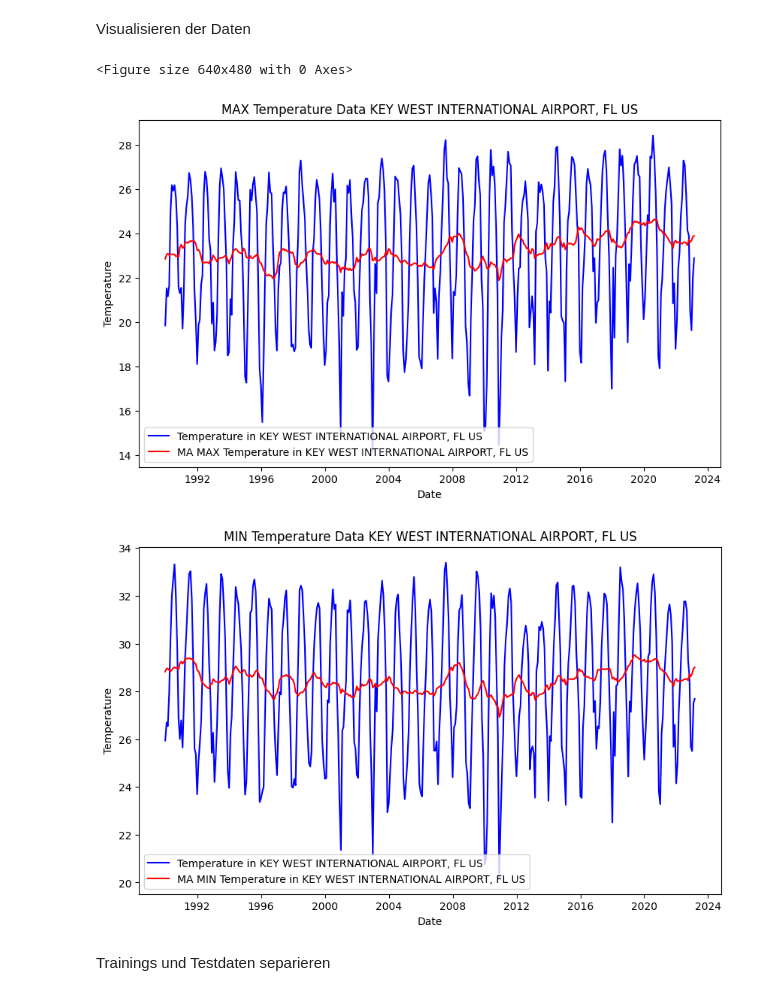
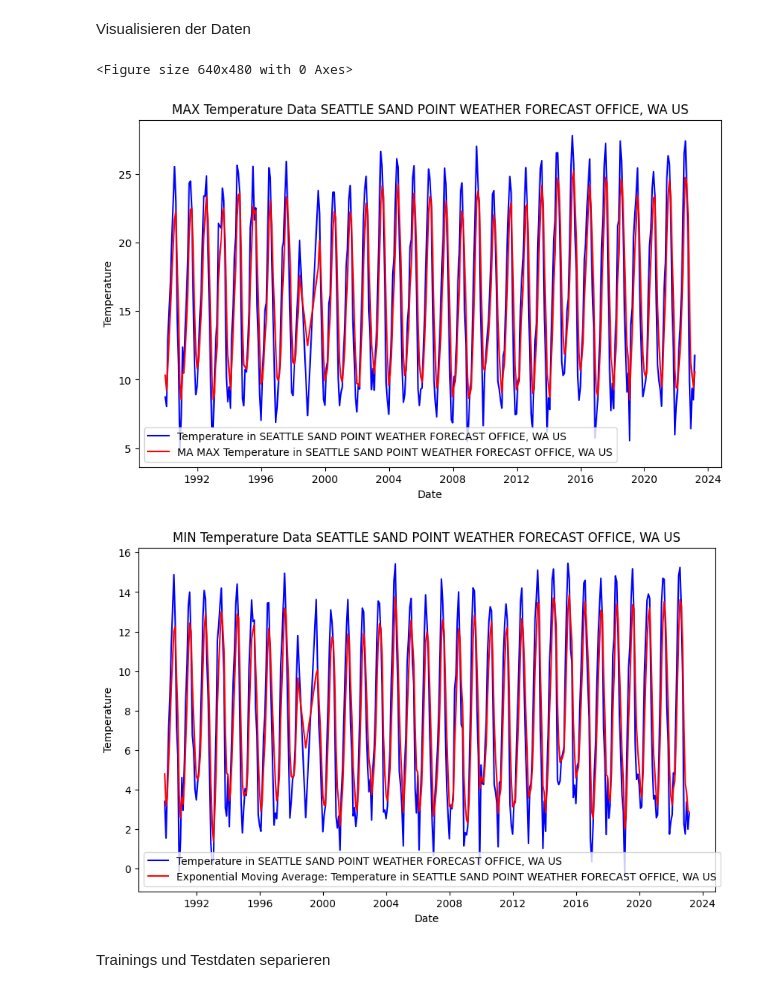
Before and after one commit to soy-min/climate-prognosis, a Jupyter notebook: ClimatePrognosis.ipynb, the cells around one changed output. Saved outputs shown, nothing was run; the diff lists cells and outputs as text; code cells hidden in the pictures.

```diff
--- a/ClimatePrognosis.ipynb
+++ b/ClimatePrognosis.ipynb
@@ -21,9 +21,9 @@ __START_YEAR_OBSERVATION='1990-01-01'
 __OBSERVATION_LOCATION_NAME='DEFAULT'
 __GLOBAL_PRINTOUTS=False
 __PREDICTION_PERIOD=60 #Months
-__LOOKBACK_PERIOD=4*__PREDICTION_PERIOD #Months
+__LOOKBACK_PERIOD=2*__PREDICTION_PERIOD #Months
 __MAX_EPOCHS = 100
-__MA_WINDOW=12
+__MA_WINDOW=3
 __WIDTH_SIZE=10
 __HEIGHT_SIZE=6
 # %% [markdown]
@@ -33,7 +33,7 @@ CSV laden
 #df = pd.read_csv('SW000002361.csv')
 #df = pd.read_csv('USC00122825.csv')
 url="https://www.ncei.noaa.gov/data/global-summary-of-the-month/access/"
-file="USW00012836.csv"
+file="USW00094290.csv"
 # Gemäßigt:
 #SEATTLE SAND POINT WEATHER FORECAST OFFICE, WA US (USW00094290.csv)
 # Tropen:
@@ -43,7 +43,7 @@ if os.path.exists(file+".pickle"):
   df = pd.read_pickle(file+".pickle")
 else:
   df = pd.read_csv(url+file)
-df.to_pickle(file+".pickle")
+  df.to_pickle(file+".pickle")
 
 __OBSERVATION_LOCATION_NAME=df.iloc[1]['NAME']
 
@@ -54,14 +54,16 @@ Reduzieren auf relevante Informationen
 # Auswahl der relevanten Spalten (z.B. Datum, Temperatur)
 df = df[['DATE', 'TMAX','TMIN']]
 # Umbenennen der Spalten
-df = df.rename(columns={'DATE': 'date', 'TMAX': 'temp_min','TMIN': 'temp_max'})
+df = df.rename(columns={'DATE': 'date', 'TMIN': 'temp_min','TMAX': 'temp_max'})
 # Festlegen des Indexes als Datum
 df['date'] = pd.to_datetime(df['date'])
 df.set_index('date', inplace=True)
 # NANs interpolieren
 df=df.interpolate()
-df['MA_min'] = df['temp_min'].rolling(window=__MA_WINDOW).mean()
-df['MA_max'] = df['temp_max'].rolling(window=__MA_WINDOW).mean()
+df['MA_min'] = df['temp_min'].ewm(span=__MA_WINDOW).mean()
+#df['MA_min'] = df['temp_min'].rolling(window=__MA_WINDOW).mean()
+df['MA_max'] = df['temp_max'].ewm(span=__MA_WINDOW).mean()
+#df['MA_max'] = df['temp_max'].rolling(window=__MA_WINDOW).mean()
 
 # reduzieren auf > __START_YEAR_OBSERVATION
 df=df.loc[__START_YEAR_OBSERVATION:]
@@ -75,26 +77,27 @@ Visualisieren der Daten
 # %%
 # Plotten der Ergebnisse
 plt.figure(0)
 plt.figure(figsize=(__WIDTH_SIZE,__HEIGHT_SIZE))
 plt.plot(df.index, df['temp_max'], color='blue', label='Temperature in '+__OBSERVATION_LOCATION_NAME)
 plt.plot(df.index, df['MA_max'], color='red', label='MA MAX Temperature in '+__OBSERVATION_LOCATION_NAME)
 plt.title('MAX Temperature Data '+__OBSERVATION_LOCATION_NAME)
 plt.xlabel('Date')
 plt.ylabel('Temperature')
-plt.legend()
+plt.legend(loc='lower left')
 plt.figure(1)
 plt.figure(figsize=(__WIDTH_SIZE,__HEIGHT_SIZE))
 plt.plot(df.index, df['temp_min'], color='blue', label='Temperature in '+__OBSERVATION_LOCATION_NAME)
-plt.plot(df.index, df['MA_min'], color='red', label='MA MIN Temperature in '+__OBSERVATION_LOCATION_NAME)
+plt.plot(df.index, df['MA_min'], color='red', label='Exponential Moving Average: Temperature in '+__OBSERVATION_LOCATION_NAME)
 plt.title('MIN Temperature Data '+__OBSERVATION_LOCATION_NAME)
 plt.xlabel('Date')
 plt.ylabel('Temperature')
-plt.legend()
+plt.legend(loc='lower left')
+plt.savefig("plt_"+__OBSERVATION_LOCATION_NAME[:3]+"_min-max-temperatures-overview.png")
 plt.show()
 # %% [output]
 <Figure size 640x480 with 0 Axes>
-[figure, old version]
+[figure, new version]
-[figure, old version]
+[figure, new version]
 # %% [markdown]
 Trainings und Testdaten separieren
 # %%
```
Also changed, not shown: parts of 7 cells of this notebook.
